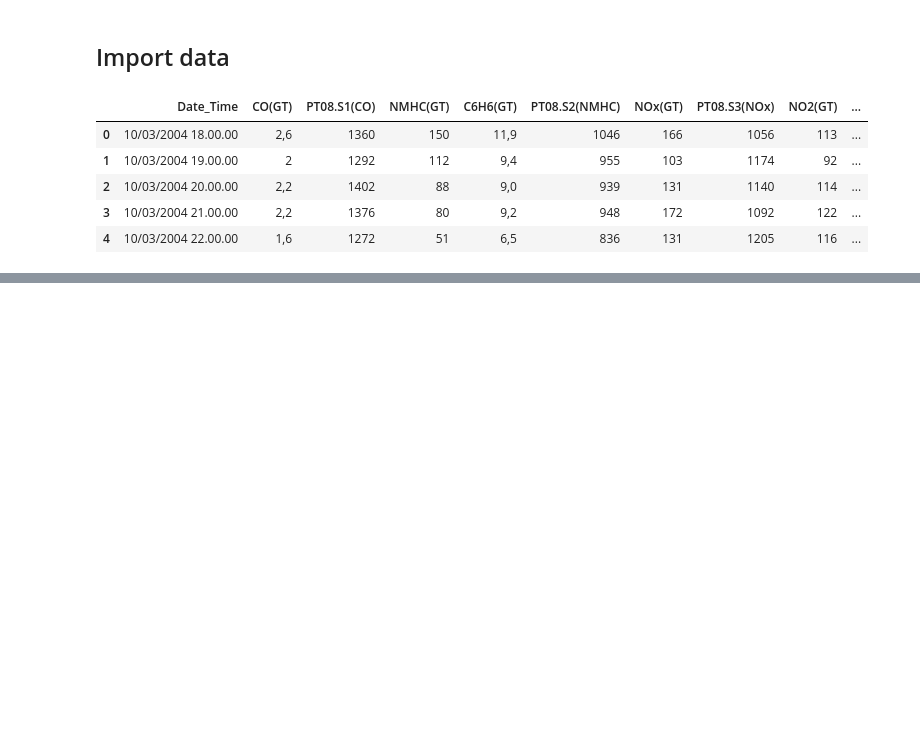
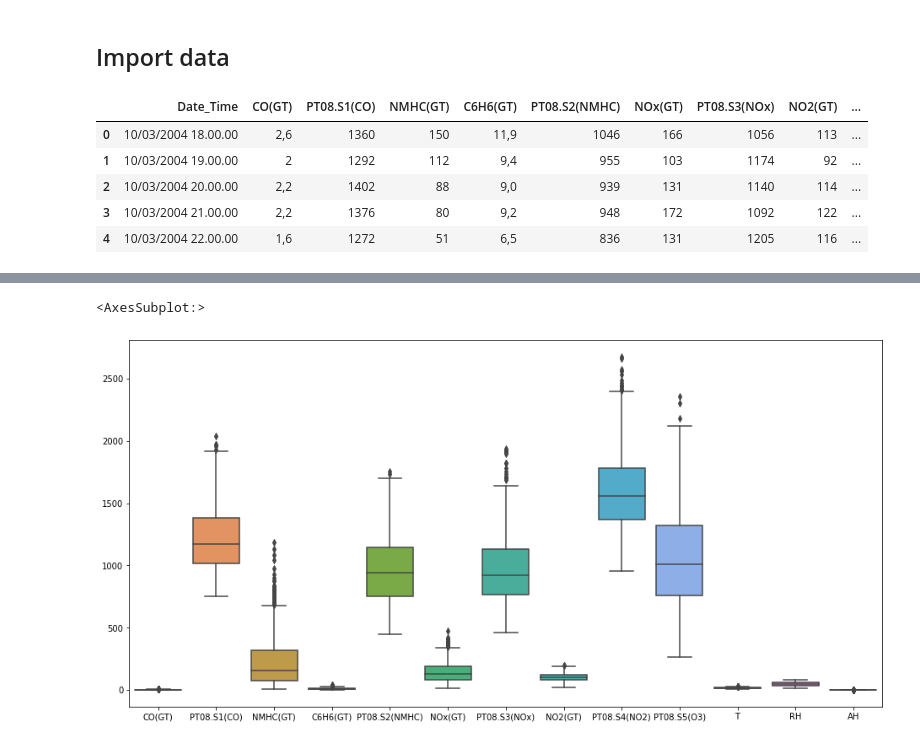
Before and after one commit to phisinger/AirQuality_TimeAnalysis, a Jupyter notebook: notebooks/visualisation.ipynb, the cells around one changed output, grey strips where cells are left out. Drawn from its saved outputs; the diff is of its cells as text; code cells hidden in the pictures; blank space fills up the shorter version.

```diff
--- a/notebooks/visualisation.ipynb
+++ b/notebooks/visualisation.ipynb
@@ -55,0 +101,11 @@ plt
+# %%
+## delete failures
+
+indexes = data[(data['CO(GT)'] < 0) | (data['PT08.S1(CO)'] < 0) | (data['NMHC(GT)'] < 0) | (data['C6H6(GT)'] < 0) | (data['PT08.S2(NMHC)'] < 0) | (data['NOx(GT)'] < 0) | (data['PT08.S3(NOx)'] < 0) | (data['NOx(GT)'] < 0) | (data['PT08.S3(NOx)'] < 0) | (data['NO2(GT)'] < 0) | (data['PT08.S4(NO2)'] < 0) | (data['PT08.S5(O3)'] < 0) | (data['RH'] < 0) | (data['AH'] < 0)].index
+
+data_pos = data.drop(indexes)
+# %%
+sns.boxplot(data=data_pos)
+# %% [output]
+<AxesSubplot:>
+[figure, added]
```
Also changed, not shown: parts of 16 cells of this notebook.
